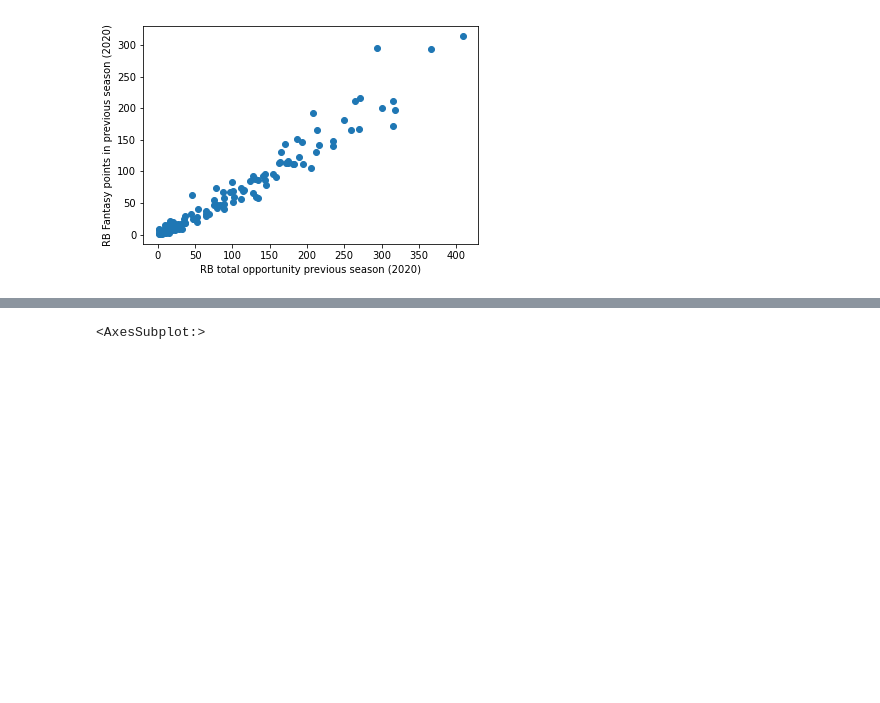
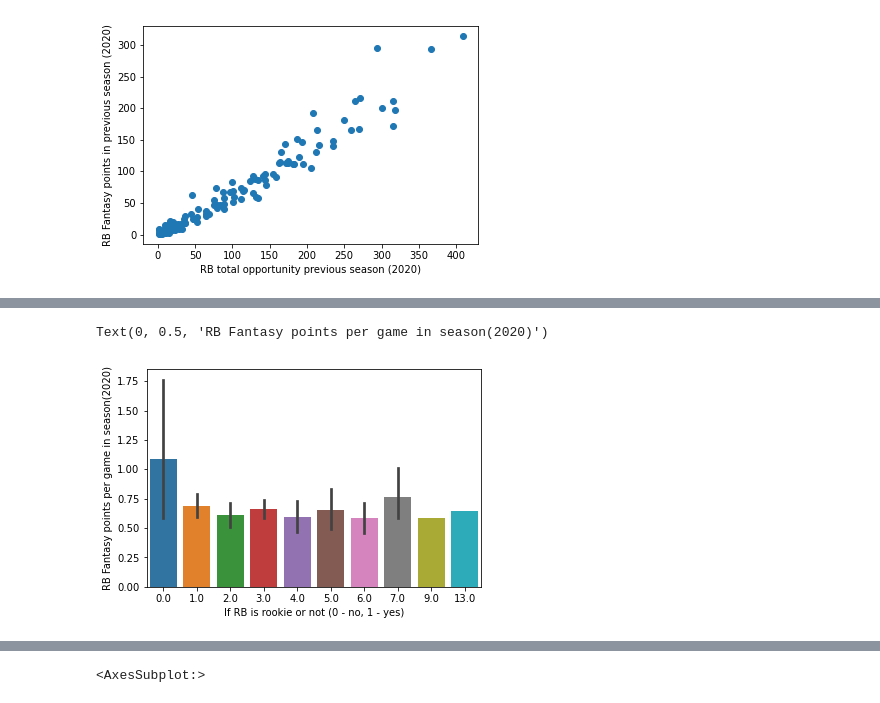
Before and after one commit to stephenkuc/Predicting_Fantasy_Football_Scores, a Jupyter notebook: FF_Analysis_ffpoints.ipynb, the cells around one changed output, grey strips where cells are left out. Saved outputs shown, nothing was run; the diff lists cells and outputs as text; code cells hidden in the pictures; blank space fills up the shorter version.

```diff
--- a/FF_Analysis_ffpoints.ipynb
+++ b/FF_Analysis_ffpoints.ipynb
@@ -627,0 +621,7 @@ Text(0, 0.5, 'RB Fantasy points per game in season(2020)')
+# %%
+sns.barplot(ff_rb_pts['years_exp_20'], ff_rb_pts['fp_per_opp20'] )
+plt.xlabel('If RB is rookie or not (0 - no, 1 - yes)')
+plt.ylabel('RB Fantasy points per game in season(2020)')
+# %% [output]
+Text(0, 0.5, 'RB Fantasy points per game in season(2020)')
+[figure, added]
```
Also changed, not shown: parts of 108 cells of this notebook.
